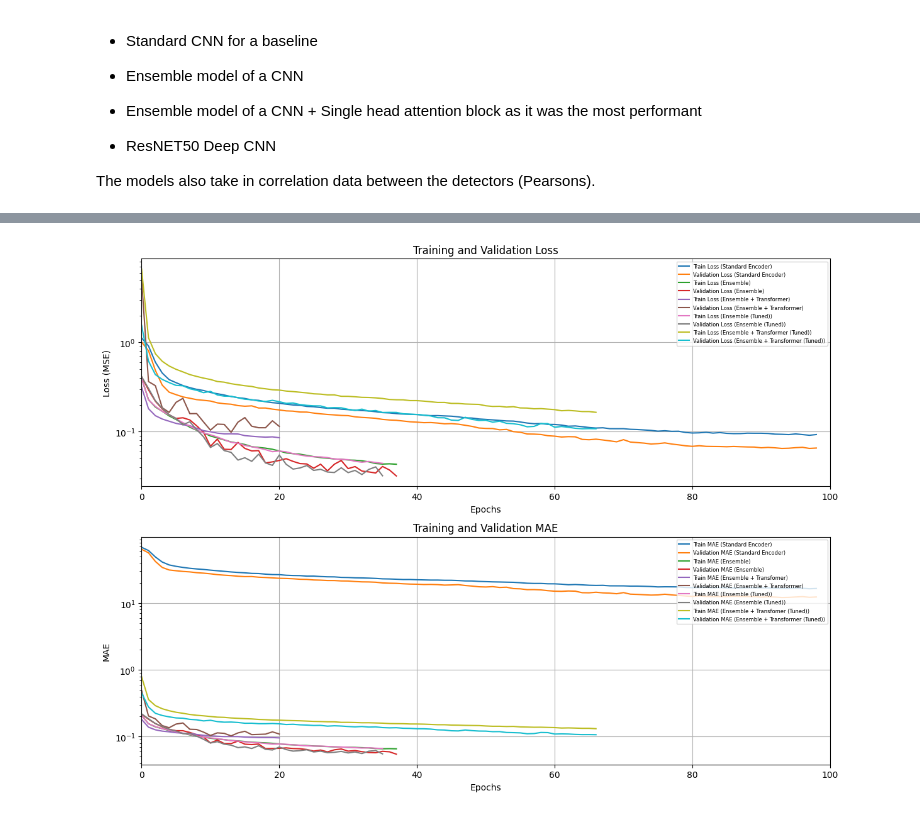
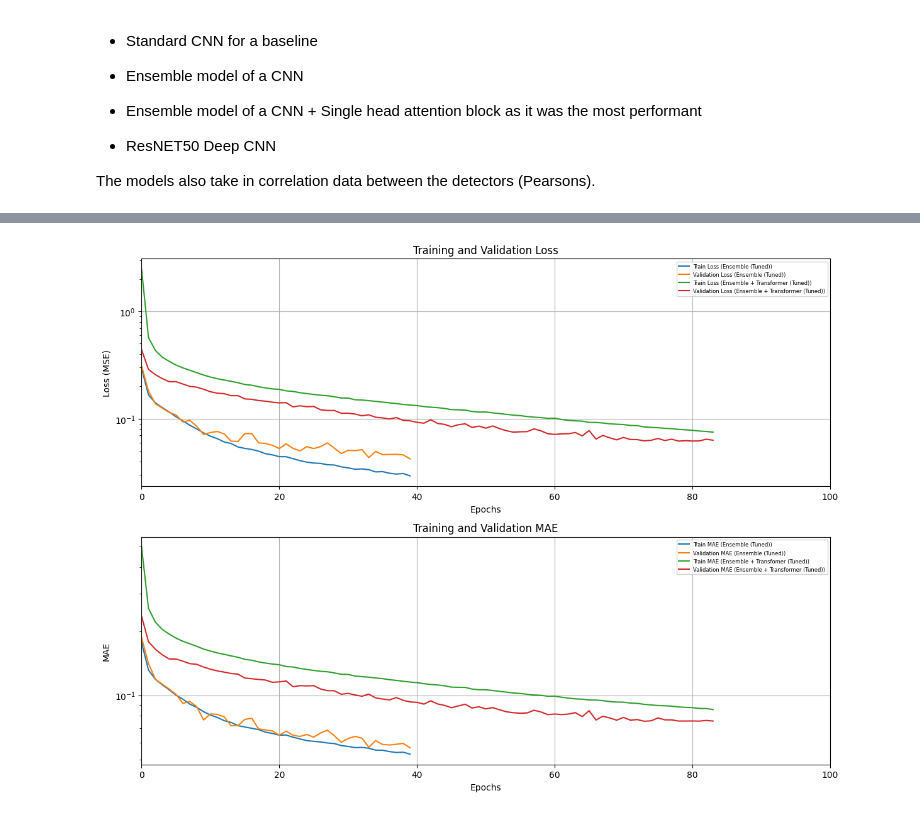
Before and after one commit to Zeos-ctrl/MicroprojectPXT992, a Jupyter notebook: GWBModel.ipynb, the cells around one changed output, grey strips where cells are left out. Drawn from its saved outputs; the diff is of its cells as text; code cells hidden in the pictures.

```diff
--- a/GWBModel.ipynb
+++ b/GWBModel.ipynb
@@ -18,8 +18,9 @@ from sklearn.model_selection import train_test_split
 import pingouin as pg
 
 # Load the data
-base_data = np.load('csg_strain_5000.npy')
-base_params = np.load('csg_param_5000.npy')
+base_data = np.load('csg_strain_8000.npy')
+base_params = np.load('csg_param_8000.npy')
+
 
 print("Original data shape:", base_data.shape)    # Expected: (3000, 3, 1024)
 print("Original params shape:", base_params.shape)
@@ -1182,8 +871,8 @@ def plot_ensemble_metrics(ensemble_histories):
         plt.show()
     plt.tight_layout()
 
-ensemble_histories = {f"fold{i+1}": history.history for i, history in enumerate(fold_histories)}
-ensemble_histories_transformer = {f"fold{i+1}": hist.history for i, hist in enumerate(fold_histories_transformer)}
+#ensemble_histories = {f"fold{i+1}": history.history for i, history in enumerate(fold_histories)}
+#ensemble_histories_transformer = {f"fold{i+1}": hist.history for i, hist in enumerate(fold_histories_transformer)}
 ensemble_histories_tuned = {f"fold{i+1}": history.history for i, history in enumerate(fold_histories_tuned)}
 ensemble_histories_transformer_tuned = {f"fold{i+1}": hist.history for i, hist in enumerate(fold_histories_transformer_tuned)}
 
@@ -1254,8 +943,6 @@ def visualize_cam_all_channels(sample_index, model):
 indexes = np.random.randint(0, 300, 1)
 for i in indexes:
     visualize_cam_all_channels(sample_index=i, model=model_v1)
-    visualize_cam_all_channels(sample_index=i, model=model_v2)
-    visualize_cam_all_channels(sample_index=i, model=model_v3)
-    visualize_cam_all_channels(sample_index=i, model=best_model)
-    visualize_cam_all_channels(sample_index=i, model=best_model_2)
+    visualize_cam_all_channels(sample_index=i, model=optimus_tuned)
+    visualize_cam_all_channels(sample_index=i, model=cnn_tuned)
 # %% [output]
@@ -1348,9 +1031,6 @@ def compute_ensemble_stats(ensemble_histories):
 
     return avg_train_loss, avg_val_loss, avg_train_mae, avg_val_mae
 
-
-ensemble_train_loss, ensemble_val_loss, ensemble_train_mae, ensemble_val_mae = compute_ensemble_stats(ensemble_histories)
-ensemble_train_loss_t, ensemble_val_loss_t, ensemble_train_mae_t, ensemble_val_mae_t = compute_ensemble_stats(ensemble_histories_transformer)
 ensemble_train_loss_tuned, ensemble_val_loss_tuned, ensemble_train_mae_tuned, ensemble_val_mae_tuned = compute_ensemble_stats(ensemble_histories_tuned)
 ensemble_train_loss_t_tuned, ensemble_val_loss_t_tuned, ensemble_train_mae_t_tuned, ensemble_val_mae_t_tuned = compute_ensemble_stats(ensemble_histories_transformer_tuned)
 
@@ -1358,56 +1038,44 @@ ensemble_train_loss_t_tuned, ensemble_val_loss_t_tuned, ensemble_train_mae_t_tun
 fig, axes = plt.subplots(2, 1, figsize=(12, 9))
 
 # Loss Curve (Training vs Validation)
-axes[0].plot(history_model_v1.history['loss'], label='Train Loss (Standard Encoder)')
-axes[0].plot(history_model_v1.history['val_loss'], label='Validation Loss (Standard Encoder)')
-axes[0].plot(ensemble_train_loss, label='Train Loss (Ensemble)')
-axes[0].plot(ensemble_val_loss, label='Validation Loss (Ensemble)')
-axes[0].plot(ensemble_train_loss_t, label='Train Loss (Ensemble + Transformer)')
-axes[0].plot(ensemble_val_loss_t, label='Validation Loss (Ensemble + Transformer)')
+#axes[0].plot(ensemble_train_loss_t, label='Train Loss (Ensemble + Transformer)')
+#axes[0].plot(ensemble_val_loss_t, label='Validation Loss (Ensemble + Transformer)')
 axes[0].plot(ensemble_train_loss_tuned, label='Train Loss (Ensemble (Tuned))')
 axes[0].plot(ensemble_val_loss_tuned, label='Validation Loss (Ensemble (Tuned))')
 axes[0].plot(ensemble_train_loss_t_tuned, label='Train Loss (Ensemble + Transformer (Tuned))')
 axes[0].plot(ensemble_val_loss_t_tuned, label='Validation Loss (Ensemble + Transformer (Tuned))')
 axes[0].set_xlim([0, 100])
 axes[0].set_yscale('log')
 axes[0].set_xlabel('Epochs')
 axes[0].set_ylabel('Loss (MSE)')
 axes[0].set_title('Training and Validation Loss')
 axes[0].legend(loc=1, prop={'size': 6})
 axes[0].grid(True)
 
 # Mean Absolute Error Curve (Aggregate)
 # For the ensemble, average MAE across outputs:
-ensemble_train_mae_avg = np.mean([avg for avg in ensemble_train_mae.values()], axis=0)
-ensemble_val_mae_avg = np.mean([avg for avg in ensemble_val_mae.values()], axis=0)
-ensemble_train_mae_avg_t = np.mean([avg for avg in ensemble_train_mae_t.values()], axis=0)
-ensemble_val_mae_avg_t = np.mean([avg for avg in ensemble_val_mae_t.values()], axis=0)
 ensemble_train_mae_avg_tuned = np.mean([avg for avg in ensemble_train_mae_tuned.values()], axis=0)
 ensemble_val_mae_avg_tuned = np.mean([avg for avg in ensemble_val_mae_tuned.values()], axis=0)
 ensemble_train_mae_avg_t_tuned = np.mean([avg for avg in ensemble_train_mae_t_tuned.values()], axis=0)
 ensemble_val_mae_avg_t_tuned = np.mean([avg for avg in ensemble_val_mae_t_tuned.values()], axis=0)
-axes[1].plot(total_train_mae_v1, label='Train MAE (Standard Encoder)')
-axes[1].plot(total_val_mae_v1, label='Validation MAE (Standard Encoder)')
-axes[1].plot(ensemble_train_mae_avg, label='Train MAE (Ensemble)')
-axes[1].plot(ensemble_val_mae_avg, label='Validation MAE (Ensemble)')
-axes[1].plot(ensemble_train_mae_avg_t, label='Train MAE (Ensemble + Transfomer)')
-axes[1].plot(ensemble_val_mae_avg_t, label='Validation MAE (Ensemble + Transformer)')
+#axes[1].plot(total_train_mae_v1, label='Train MAE (Standard Encoder)')
+#axes[1].plot(total_val_mae_v1, label='Validation MAE (Standard Encoder)')
 axes[1].plot(ensemble_train_mae_avg_tuned, label='Train MAE (Ensemble (Tuned))')
 axes[1].plot(ensemble_val_mae_avg_tuned, label='Validation MAE (Ensemble (Tuned))')
 axes[1].plot(ensemble_train_mae_avg_t_tuned, label='Train MAE (Ensemble + Transfomer (Tuned))')
 axes[1].plot(ensemble_val_mae_avg_t_tuned, label='Validation MAE (Ensemble + Transformer (Tuned))')
 axes[1].set_yscale('log')
 axes[1].set_xlim([0, 100])
 axes[1].set_xlabel('Epochs')
 axes[1].set_ylabel('MAE')
 axes[1].set_title('Training and Validation MAE')
 axes[1].legend(loc=1, prop={'size': 6})
 axes[1].grid(True)
 
 plt.tight_layout()
 plt.show()
 # %% [output]
-[figure, old version]
+[figure, new version]
 # %%
 import seaborn as sns
 
```
Also changed, not shown: parts of 11 cells of this notebook, 16 other files.
